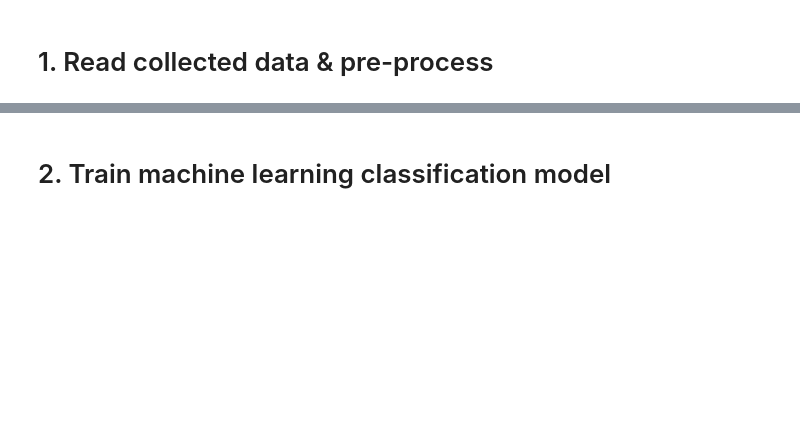
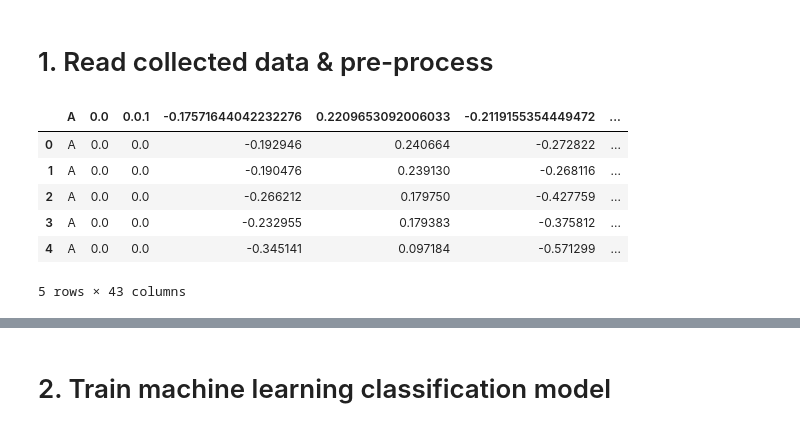
Before and after one commit to achmadmahathirps/SIBIHand, a Jupyter notebook: utils/train_model.ipynb, the cells around one changed output, grey strips where cells are left out. Drawn from its saved outputs; the diff is of its cells as text; code cells hidden in the pictures; blank space fills up the shorter version.

```diff
--- a/utils/train_model.ipynb
+++ b/utils/train_model.ipynb
@@ -11,4 +11,14 @@ path = os.getcwd()
 main_directory = os.path.dirname(path)
 
 # Read combined .csv dataset file from previous data collection
-df = pd.read_csv(main_directory + '/dataset/keypoints_combined_v2.csv')
+df = pd.read_csv(main_directory + '/dataset/keypoints_test_v2.csv')
+# %%
+df.head()
+# %% [output]
+|  | A | 0.0 | 0.0.1 | -0.17571644042232276 | 0.2209653092006033 | -0.2119155354449472 | ... |
+| 0 | A | 0.0 | 0.0 | -0.192946 | 0.240664 | -0.272822 | ... |
+| 1 | A | 0.0 | 0.0 | -0.190476 | 0.239130 | -0.268116 | ... |
+| 2 | A | 0.0 | 0.0 | -0.266212 | 0.179750 | -0.427759 | ... |
+| 3 | A | 0.0 | 0.0 | -0.232955 | 0.179383 | -0.375812 | ... |
+| 4 | A | 0.0 | 0.0 | -0.345141 | 0.097184 | -0.571299 | ... |
+5 rows × 43 columns
```
Also changed, not shown: parts of 14 cells of this notebook, 11 other files.
